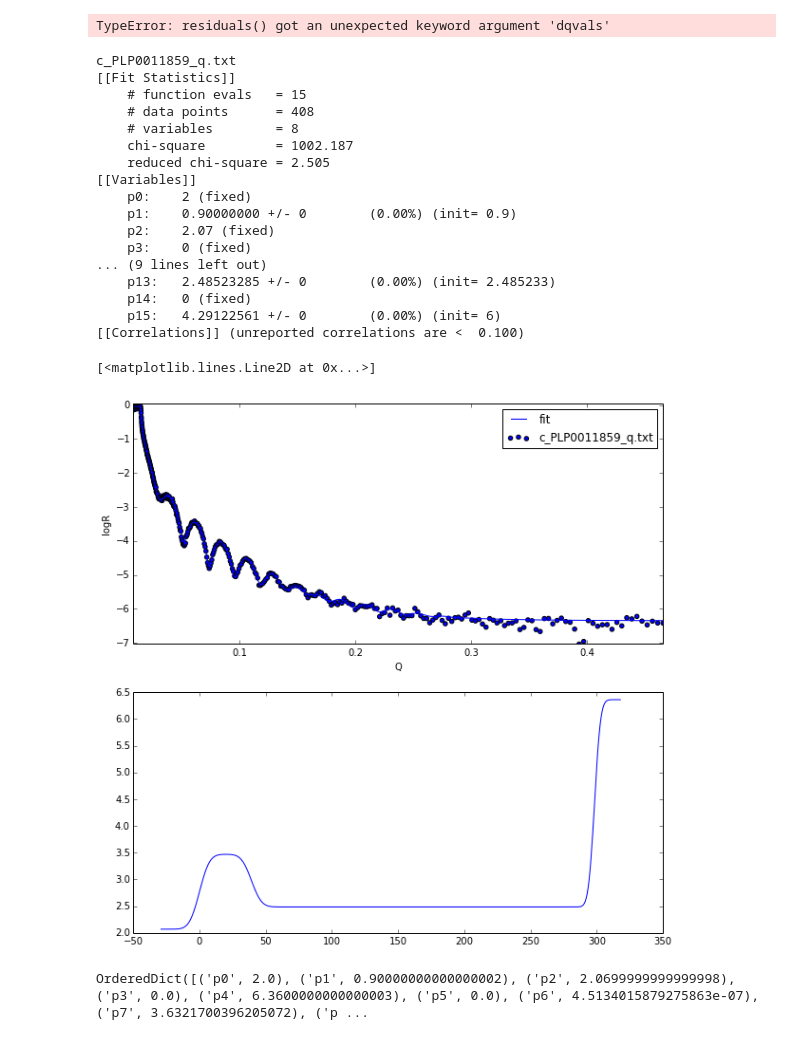
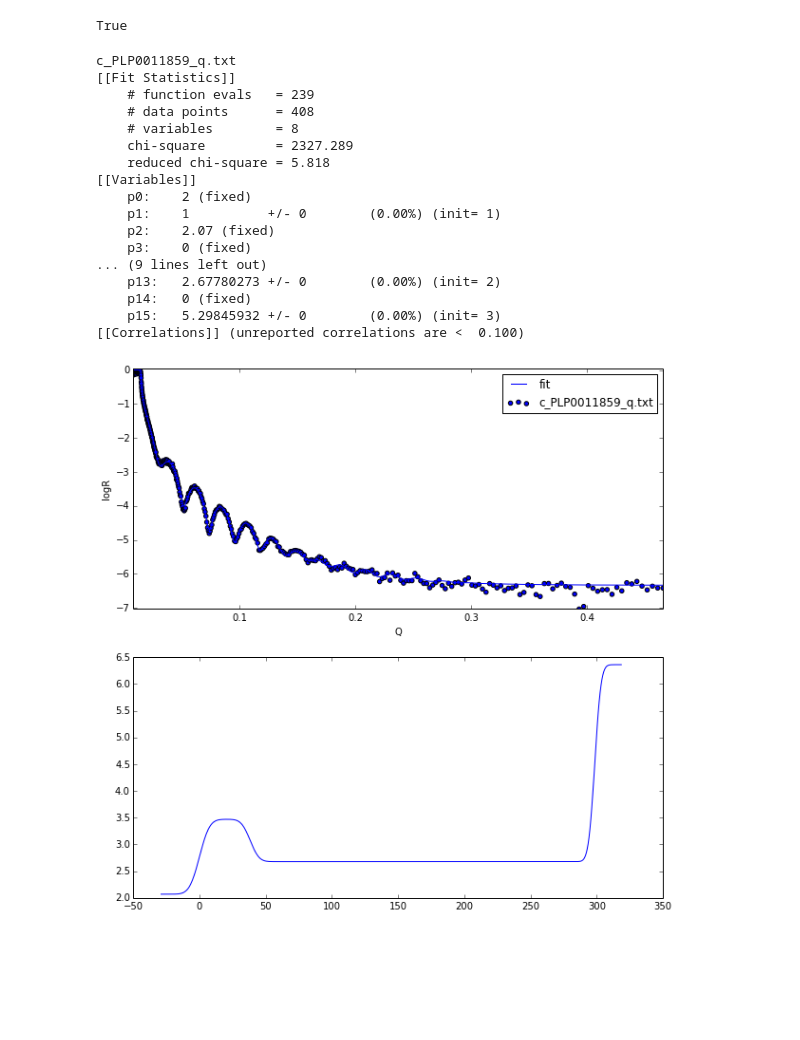
Before and after one commit to refnx/refnx, a Jupyter notebook: data/reflectometry_analysis.ipynb, the cells around one changed output. Drawn from its saved outputs; the diff is of its cells as text; code cells hidden in the pictures; blank space fills up the shorter version.

```diff
--- a/data/reflectometry_analysis.ipynb
+++ b/data/reflectometry_analysis.ipynb
@@ -74,50 +74,45 @@ fitter = reflect.ReflectivityFitter(parameters, xdata, ydata, edata=dydata,
                                     fcn_kws=fcn_kws)
 
 #do the fit
-if USE_DIFFERENTIAL_EVOLUTION:
-    fitter.fit(method='differential_evolution')
+#if USE_DIFFERENTIAL_EVOLUTION:
+#    fitter.fit(method='differential_evolution')
 
 fitter.fit()
 # %% [output]
-TypeError: residuals() got an unexpected keyword argument 'dqvals'
+True
 # %%
-print(DATASET_NAME)
-print(fit_report(fitter, sort_pars=True))
-
 fig = figure()
 ax = fig.add_subplot(2, 1, 1)
 ax.scatter(xdata, ydata, label=DATASET_NAME)
 ax.plot(xdata, fitter.model(parameters), label='fit')
-ylim(min(np.min(ydata), np.min(fitter.model(parameters))),
-     max(np.max(ydata), np.max(fitter.model(parameters))))
+ylim(min(np.min(ydata), np.min(fitter.model(fitter.params))),
+     max(np.max(ydata), np.max(fitter.model(fitter.params))))
 xlim(np.min(xdata), np.max(xdata))
 xlabel('Q')
 ylabel('logR')
 legend()
 ax2 = fig.add_subplot(2, 1, 2)
-z, rho_z = fitter.sld_profile(parameters)
+z, rho_z = fitter.sld_profile(fitter.params)
 ax2.plot(z, rho_z)
+
+print(DATASET_NAME)
+print(fit_report(fitter, sort_pars=True))
 # %% [output]
 c_PLP0011859_q.txt
 [[Fit Statistics]]
-    # function evals   = 15
+    # function evals   = 239
     # data points      = 408
     # variables        = 8
-    chi-square         = 1002.187
-    reduced chi-square = 2.505
+    chi-square         = 2327.289
+    reduced chi-square = 5.818
 [[Variables]]
     p0:    2 (fixed)
-    p1:    0.90000000 +/- 0        (0.00%) (init= 0.9)
+    p1:    1          +/- 0        (0.00%) (init= 1)
     p2:    2.07 (fixed)
     p3:    0 (fixed)
 ... (9 lines left out)
-    p13:   2.48523285 +/- 0        (0.00%) (init= 2.485233)
+    p13:   2.67780273 +/- 0        (0.00%) (init= 2)
     p14:   0 (fixed)
-    p15:   4.29122561 +/- 0        (0.00%) (init= 6)
+    p15:   5.29845932 +/- 0        (0.00%) (init= 3)
 [[Correlations]] (unreported correlations are <  0.100)
-[<matplotlib.lines.Line2D at 0x...>]
-[figure, old version]
+[figure, new version]
-# %%
-parameters.valuesdict()
-# %% [output]
-OrderedDict([('p0', 2.0), ('p1', 0.90000000000000002), ('p2', 2.0699999999999998), ('p3', 0.0), ('p4', 6.3600000000000003), ('p5', 0.0), ('p6', 4.5134015879275863e-07), ('p7', 3.6321700396205072), ('p ...
```
Also changed, not shown: parts of 5 cells of this notebook, 2 other files.
